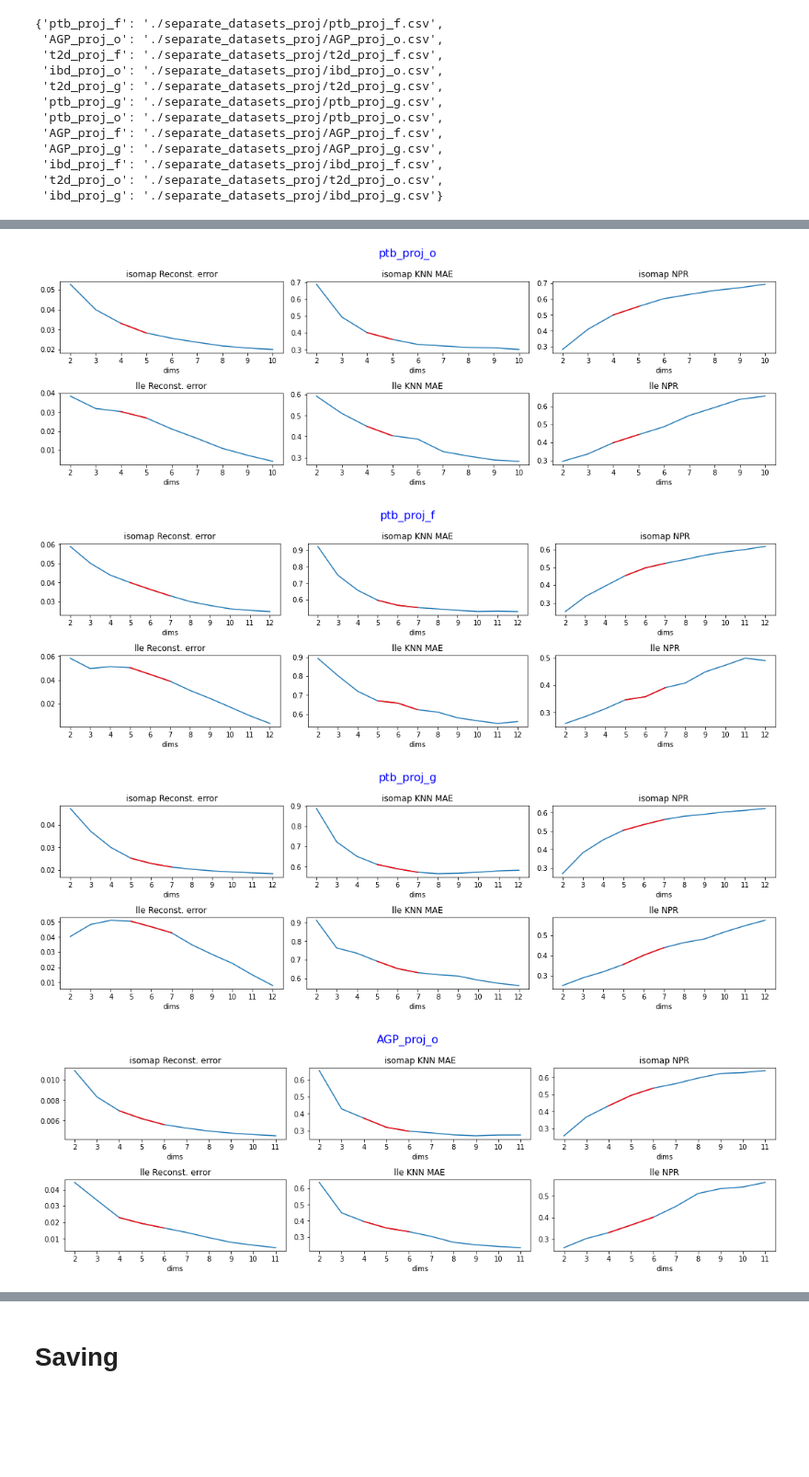
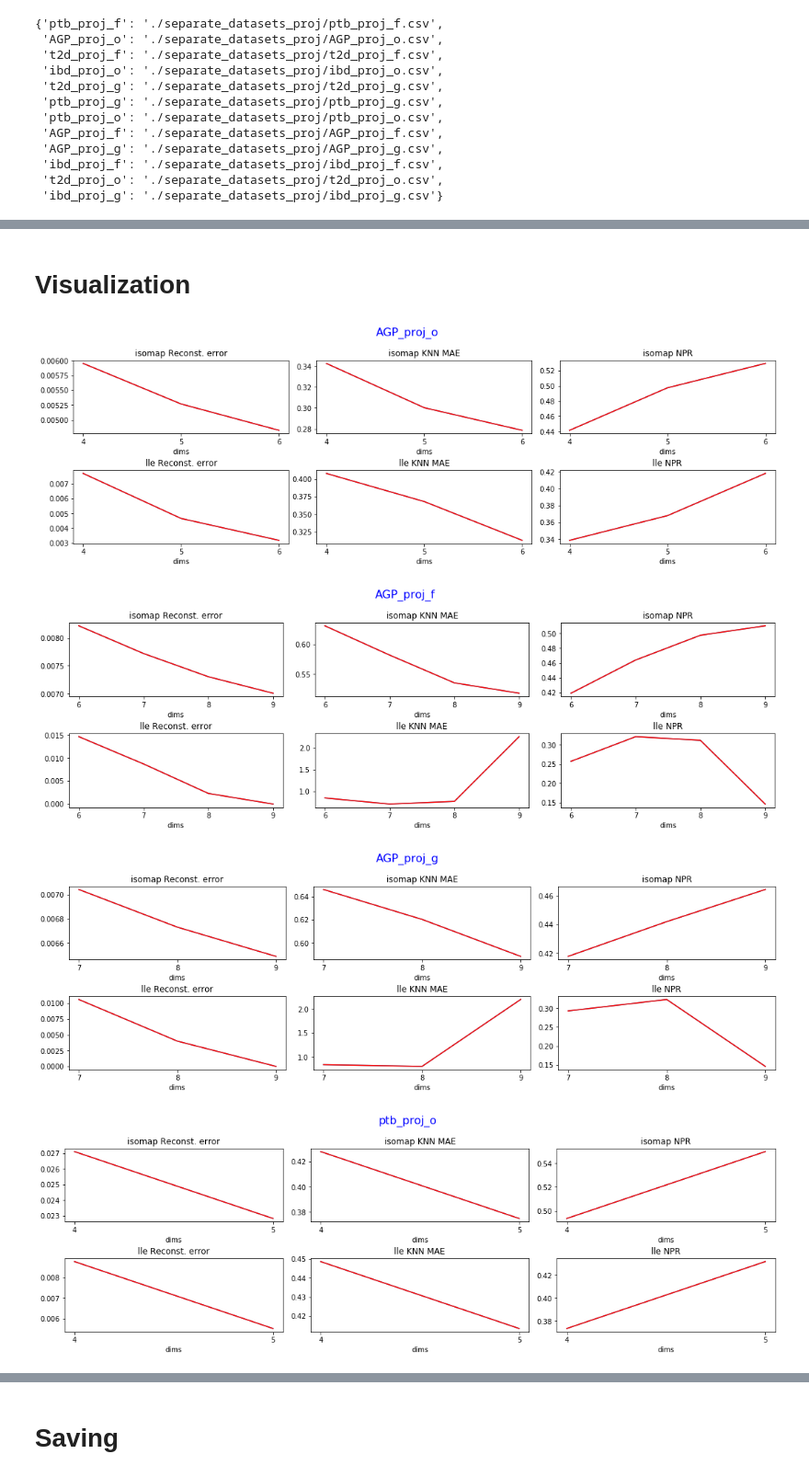
Before and after one commit to blufzzz/Skoltech-Microbiome-Project, a Jupyter notebook: Manifold_Learning.ipynb, the cells around one changed output, grey strips where cells are left out. Shown at 92% size. Drawn from its saved outputs; the diff is of its cells as text; code cells hidden in the pictures; blank space fills up the shorter version.

```diff
--- a/Manifold_Learning.ipynb
+++ b/Manifold_Learning.ipynb
@@ -67,6 +73,3 @@ def transform(method, dim, X, parameters):
     d_trans = model_inst.fit_transform(X)
     re = model_inst.reconstruction_error_ if hasattr(model_inst, 'reconstruction_error_') else model_inst.reconstruction_error()
     return [re, d_trans]
-
-def mae_score(y_pred, y):
-    return (np.linalg.norm(y_pred - y, axis=1, ord=1)/ np.linalg.norm(y, axis=1, ord=1)).mean()
@@ -73,22 +78,20 @@ def mae_score(y_pred, y):
 # %%
-# calculate isomap projections for the different dimensions for O level and store to the csv files
-mf_models = {'isomap':{'class':Isomap, 'params_grid':{'n_neighbors':[10,15,25,35,50],
+mf_models = {'isomap':{'class':Isomap, 'params_grid':{'n_neighbors':[10,15,25,50, 75, 100],
                                                       'p':[1,2,3],
                                                       'n_jobs':[-1]}},
              'lle':{'class':LocallyLinearEmbedding, 'params_grid':{'method':['modified'],
                                                                    'eigen_solver':['dense'],
-                                                                   'n_neighbors':[10,15,25,35,50],
+                                                                   'n_neighbors':[10,15,25,50,75, 100],
                                                                    'random_state':[42],
                                                                    'n_jobs':[-1]}}
             }
-
 
 
 scorer_neg_mae = make_scorer(mae_score, greater_is_better=False)
 scorer_r2 = make_scorer(r2_score, greater_is_better=True)
 
 results = defaultdict(dict)
-dataset_iterator = [''] if MERGED else ['ptb', 'AGP', 't2d', 'ibd']
+dataset_iterator = [''] if MERGED else ['AGP', 'ptb']
 for i,dataset_name in tqdm_notebook(enumerate(dataset_iterator)):
     for j,tax_name in enumerate(['o', 'f', 'g']):
 
@@ -98,19 +101,19 @@ for i,dataset_name in tqdm_notebook(enumerate(dataset_iterator)):
         assert not np.isnan(d).any()
         dims = intrinsic_dims[path]
 
-        d1 = min(2, min(dims))
-        d2 = min(d.shape[1], max(dims)+6)
-        DIM_RANGE = np.arange(d1, d2)
+#         d1 = min(2, min(dims))
+#         d2 = min(d.shape[1], max(dims)+6)
+        DIM_RANGE = dims #np.arange(d1, d2)
 
         for mf_type, model in mf_models.items():
             metric_dict = defaultdict(list)
             for dim in DIM_RANGE:
                 model_class = model['class']
                 model_param_grid = model['params_grid']
-                if mf_type == 'lle':
-                    model_param_grid['n_neighbors'] = list(filter(lambda x: x>=d2, model_param_grid['n_neighbors']))
+#                 if mf_type == 'lle':
+#                     model_param_grid['n_neighbors'] = list(filter(lambda x: x>=d2, model_param_grid['n_neighbors']))
                 # looking for best params for
-                gridsearch_results = Parallel(n_jobs=4)(delayed(transform)(model_class, dim, d, model_params) \
+                gridsearch_results = Parallel(n_jobs=-1)(delayed(transform)(model_class, dim, d, model_params) \
                                                          for model_params in ParameterGrid(model_param_grid))
                 re_s = [r[0] for r in gridsearch_results]
                 d_trans_s = [r[1] for r in gridsearch_results]
@@ -119,9 +122,11 @@ for i,dataset_name in tqdm_notebook(enumerate(dataset_iterator)):
                 d_trans = d_trans_s[min_re_index]
                 re = re_s[min_re_index]
 
-                knn = KNeighborsRegressor(n_neighbors=dim*2, weights='distance', n_jobs=-1)
-                gridsearch = GridSearchCV
-                mo_knn = MultiOutputRegressor(knn)
+#                 knn = KNeighborsRegressor(n_neighbors=dim*2, weights='distance', n_jobs=-1)
+#                 gridsearch = GridSearchCV
+                knn = LGBMRegressor()
+                mo_knn = RegressorChain(knn)
+#                 mo_knn = MultiOutputRegressor(knn)
                 cv_results_neg_mae= cross_val_score(mo_knn, d_trans, d, scoring=scorer_neg_mae, cv=5, n_jobs=-1)
 
                 metric_dict['re'].append(re)
@@ -131,52 +136,54 @@ for i,dataset_name in tqdm_notebook(enumerate(dataset_iterator)):
                 metric_dict['dataset_transformed'].append(d_trans)
 
             results[label][mf_type] = metric_dict
+# %% [markdown]
+# Visualization
 # %%
 for dataset_name, mf_results_dict in results.items():
     fig, axes = plt.subplots(ncols=3, nrows=2, figsize=(15,5))
     for i,(mf_method, metrics) in enumerate(mf_results_dict.items()):
         path = label2path[dataset_name]
         recommended_intrinsic_dims = intrinsic_dims[path]
-
+        dims = intrinsic_dims[path]
         re = np.array(metrics['re'])
         knn_mae = np.array(metrics['knn_neg_mae'])
         npr = np.array(metrics['npr'])
 
         d = np.genfromtxt(path, delimiter=';')
-        d1 = min(2, min(recommended_intrinsic_dims))
-        d2 = min(d.shape[1], max(recommended_intrinsic_dims)+6)
-        DIM_RANGE = np.arange(d1, d2)
+#         d1 = min(2, min(recommended_intrinsic_dims))
+#         d2 = min(d.shape[1], max(recommended_intrinsic_dims)+6)
+        DIM_RANGE = dims #np.arange(d1, d2)
 
         ind = np.intersect1d(DIM_RANGE, recommended_intrinsic_dims, assume_unique=True, return_indices=True)[1].tolist()
 
         axes[i,0].plot(DIM_RANGE, re)
         axes[i,0].set_title(mf_method + ' Reconst. error')
         axes[i,0].plot(recommended_intrinsic_dims, re[ind], 'r')
         axes[i,0].set_xticks(ticks=DIM_RANGE)
         axes[i,0].set_xticklabels(DIM_RANGE)
         axes[i,0].set_xlabel('dims')
 
         axes[i,1].plot(DIM_RANGE, knn_mae)
         axes[i,1].set_title(mf_method + ' KNN MAE')
         axes[i,1].plot(recommended_intrinsic_dims, knn_mae[ind], 'r')
         axes[i,1].set_xticks(ticks=DIM_RANGE)
         axes[i,1].set_xticklabels(DIM_RANGE)
         axes[i,1].set_xlabel('dims')
 
         axes[i,2].plot(DIM_RANGE, npr)
         axes[i,2].set_title(mf_method + ' NPR')
         axes[i,2].plot(recommended_intrinsic_dims, npr[ind], 'r')
         axes[i,2].set_xticks(ticks=DIM_RANGE)
         axes[i,2].set_xticklabels(DIM_RANGE)
         axes[i,2].set_xlabel('dims')
 
     fig.suptitle(dataset_name, fontsize=16, color='blue')
     plt.tight_layout()
     plt.subplots_adjust(top=0.85)
 
 plt.show()
 # %% [output]
-[figure, old version]
+[figure, new version]
-[figure, old version]
+[figure, new version]
-[figure, old version]
+[figure, new version]
-[figure, old version]
+[figure, new version]
```
Also changed, not shown: parts of 5 cells of this notebook, 7 other files.
